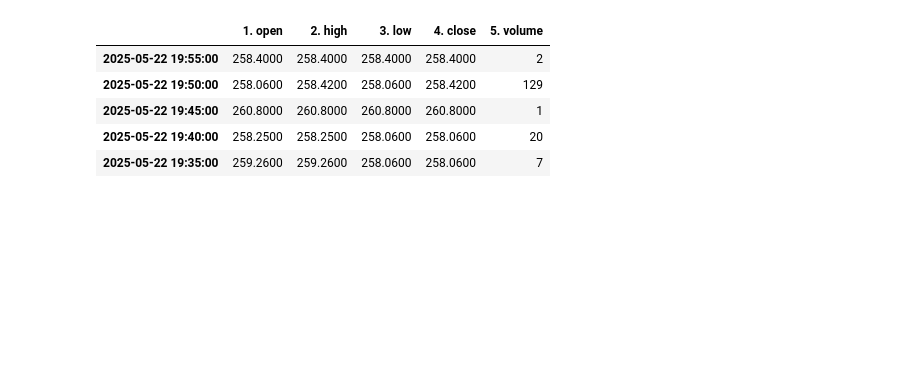
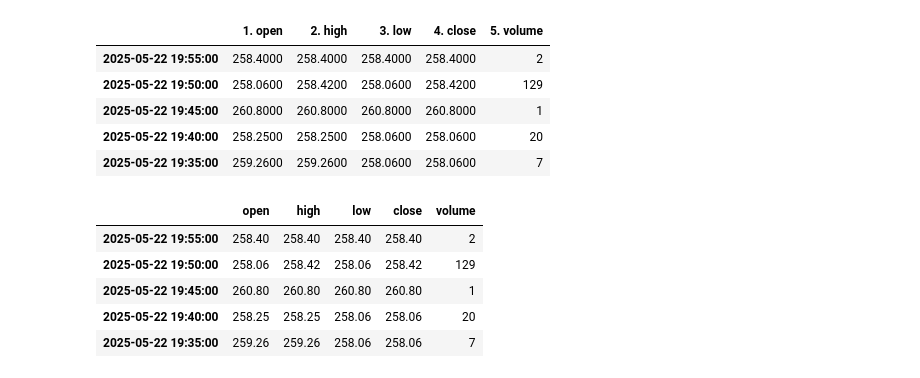
Before and after one commit to jtorsvik/project-anthill, a Jupyter notebook: notebook/stock_analysis.ipynb, the cells around one changed output. Saved outputs shown, nothing was run; the diff lists cells and outputs as text; code cells hidden in the pictures; blank space fills up the shorter version.

```diff
--- a/notebook/stock_analysis.ipynb
+++ b/notebook/stock_analysis.ipynb
@@ -50,3 +173,16 @@ ibm.head()
 | 2025-05-22 19:45:00 | 260.8000 | 260.8000 | 260.8000 | 260.8000 | 1 |
 | 2025-05-22 19:40:00 | 258.2500 | 258.2500 | 258.0600 | 258.0600 | 20 |
 | 2025-05-22 19:35:00 | 259.2600 | 259.2600 | 258.0600 | 258.0600 | 7 |
+# %%
+ibm = ibm.astype(float)
+ibm = ibm.rename(columns={'1. open': 'open', '2. high': 'high', '3. low': 'low', '4. close': 'close', '5. volume': 'volume'})
+ibm['volume'] = ibm['volume'].astype(int)
+
+ibm.head()
+# %% [output]
+|  | open | high | low | close | volume |
+| 2025-05-22 19:55:00 | 258.40 | 258.40 | 258.40 | 258.40 | 2 |
+| 2025-05-22 19:50:00 | 258.06 | 258.42 | 258.06 | 258.42 | 129 |
+| 2025-05-22 19:45:00 | 260.80 | 260.80 | 260.80 | 260.80 | 1 |
+| 2025-05-22 19:40:00 | 258.25 | 258.25 | 258.06 | 258.06 | 20 |
+| 2025-05-22 19:35:00 | 259.26 | 259.26 | 258.06 | 258.06 | 7 |
```
Also changed, not shown: parts of 16 cells of this notebook, 4 other files.
